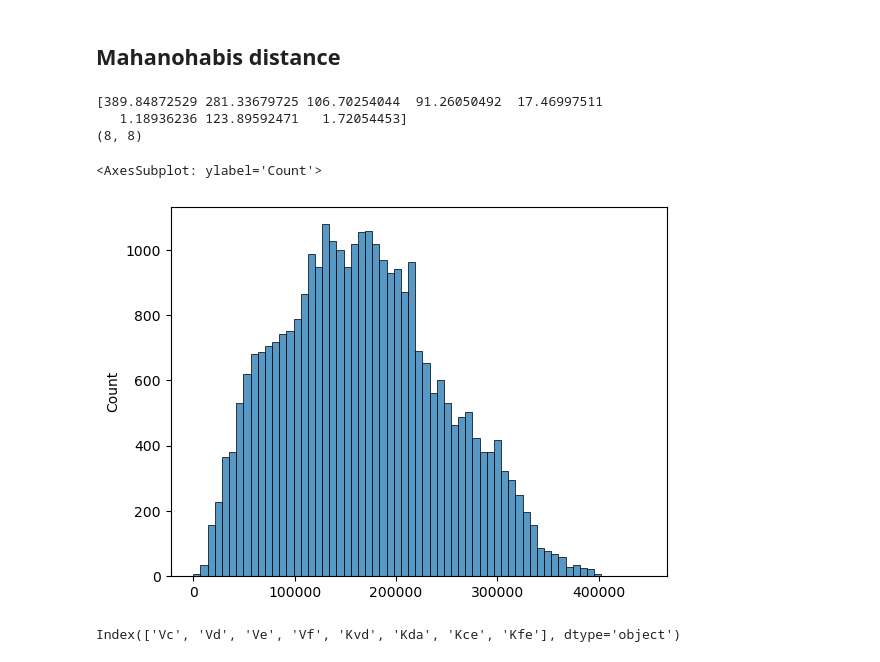
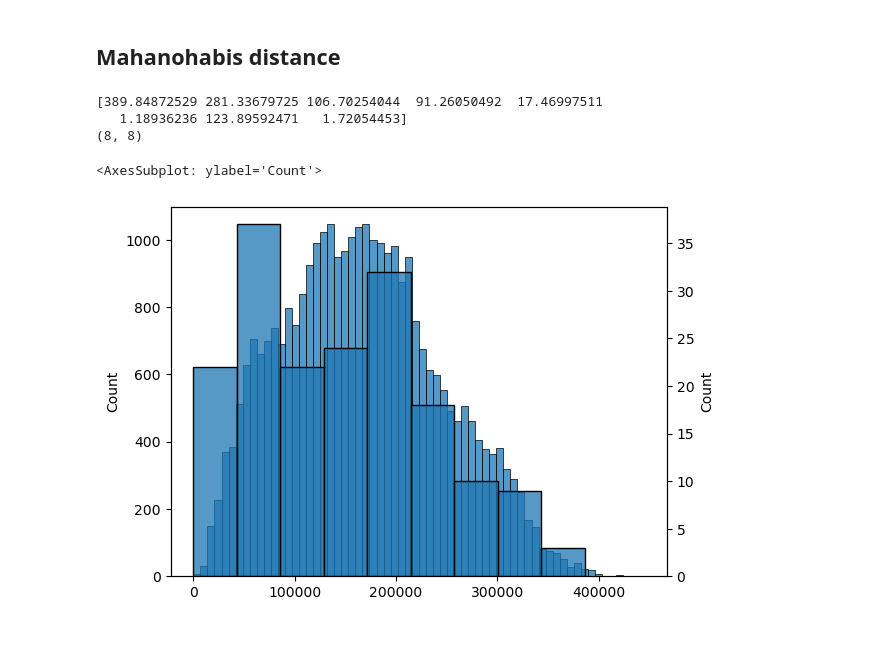
Before and after one commit to martinaoliver/modelling, a Jupyter notebook: 3954/paper/src/analytical/lsa/analyse/fitToTuring_distance.ipynb, the cells around one changed output. Drawn from its saved outputs; the diff is of its cells as text; code cells hidden in the pictures.

```diff
--- a/3954/paper/src/analytical/lsa/analyse/fitToTuring_distance.ipynb
+++ b/3954/paper/src/analytical/lsa/analyse/fitToTuring_distance.ipynb
@@ -32,9 +32,24 @@ folder = 'circuit14variant2ndBalancedTuring'
 with open(modellingpath + '/3954/paper/out/analytical/lsa_dataframes/turing_dataframes/turing_df_circuit%s_variant%s_%sparametersets_balanced.pkl'%(circuit_n,variant,nsamples), "rb" ) as f:
    turingDf = pkl.load(f)
 
+
+circuit_n='circuit14'
+variant='2nd'
+n_species=6
+n_param_sets = 1000000
+balance = 'balanced'
+df= pkl.load( open(modellingpath + "/3954/paper/input/balanced_parameterfiles/df_%s_variant%s_%rparametersets_%s.pkl"%(circuit_n,variant,n_param_sets, balance), "rb"))
+
 pfitDict.keys()
 turingDf = turingDf[pfitDict.keys()]
+#add fit to Turing df
+turingDf.loc['fit'] = pfit
+
 
 turingNp = turingDf.to_numpy(dtype=np.float64)
+#add fit to Turing df
+
 turingNp
+
+turingDf
 # %% [output]
@@ -56,34 +59,33 @@ array([[389.84872529, 281.33679725, 106.70254044, ...,   1.18936236,
 # %%
 #calculate mahanohabis distance for each parameter set to fit
 from scipy.spatial.distance import mahalanobis
 print(turingNp[0])
 #calculate covariance matrix
 # cov = turingDf[pfitDict.keys()].cov()
 cov = np.cov(turingNp.T)
 print(cov.shape)
 mahalanobisTuring = []
 for n1 in range(len(turingDf)):
     for n2 in range(len(turingDf)):
         if n1!=n2:
             mahalanobisTuring.append(mahalanobis(turingNp[n1], turingNp[n2], VI=cov))
 mahalanobisFit = []
 for n in range(len(turingDf)):
     mahalanobisFit.append(mahalanobis(turingNp[n], pfit, VI=cov))
 
-sns.histplot(mahalanobisTuring)
-sns.histplot()
+
+fig, ax = plt.subplots()
+sns.histplot(mahalanobisTuring, ax=ax)
+ax2 = ax.twinx()
+sns.histplot(mahalanobisFit, ax=ax2)
 #     mahalanobisTuring.append()
 # print(mahalanobis(turingNp[0], pfit, VI=cov))
 # print(mahalanobis(turingNp[1], pfit, VI=cov))
 # print(mahalanobis(pfit, pfit, VI=cov))
 # print(mahalanobis(turingNp[1], turingNp[2], VI=cov))
 # %% [output]
 [389.84872529 281.33679725 106.70254044  91.26050492  17.46997511
    1.18936236 123.89592471   1.72054453]
 (8, 8)
 <AxesSubplot: ylabel='Count'>
-[figure, old version]
+[figure, new version]
-# %%
-turingDf.columns
-# %% [output]
-Index(['Vc', 'Vd', 'Ve', 'Vf', 'Kvd', 'Kda', 'Kce', 'Kfe'], dtype='object')
```
Also changed, not shown: parts of 3 cells of this notebook.
